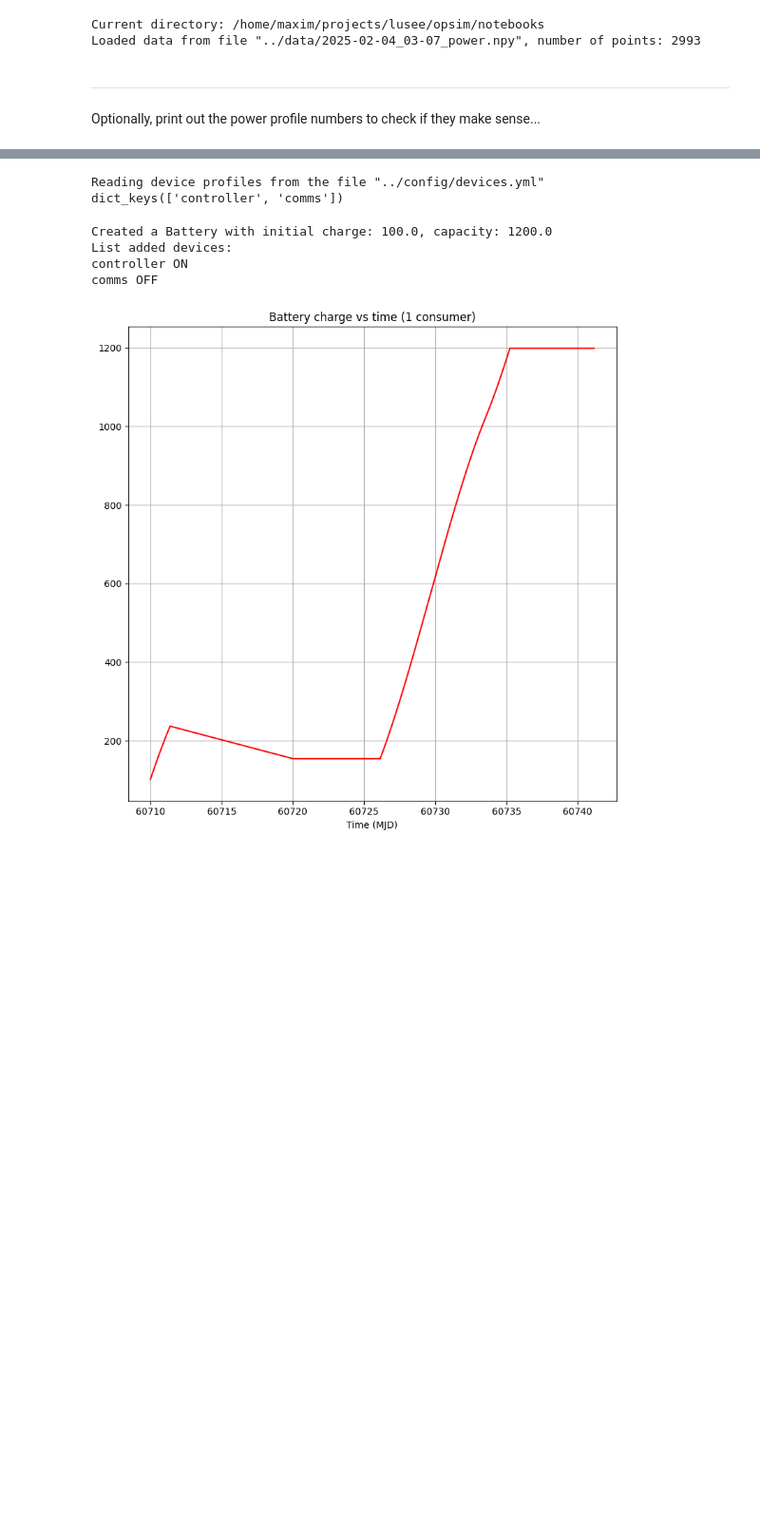
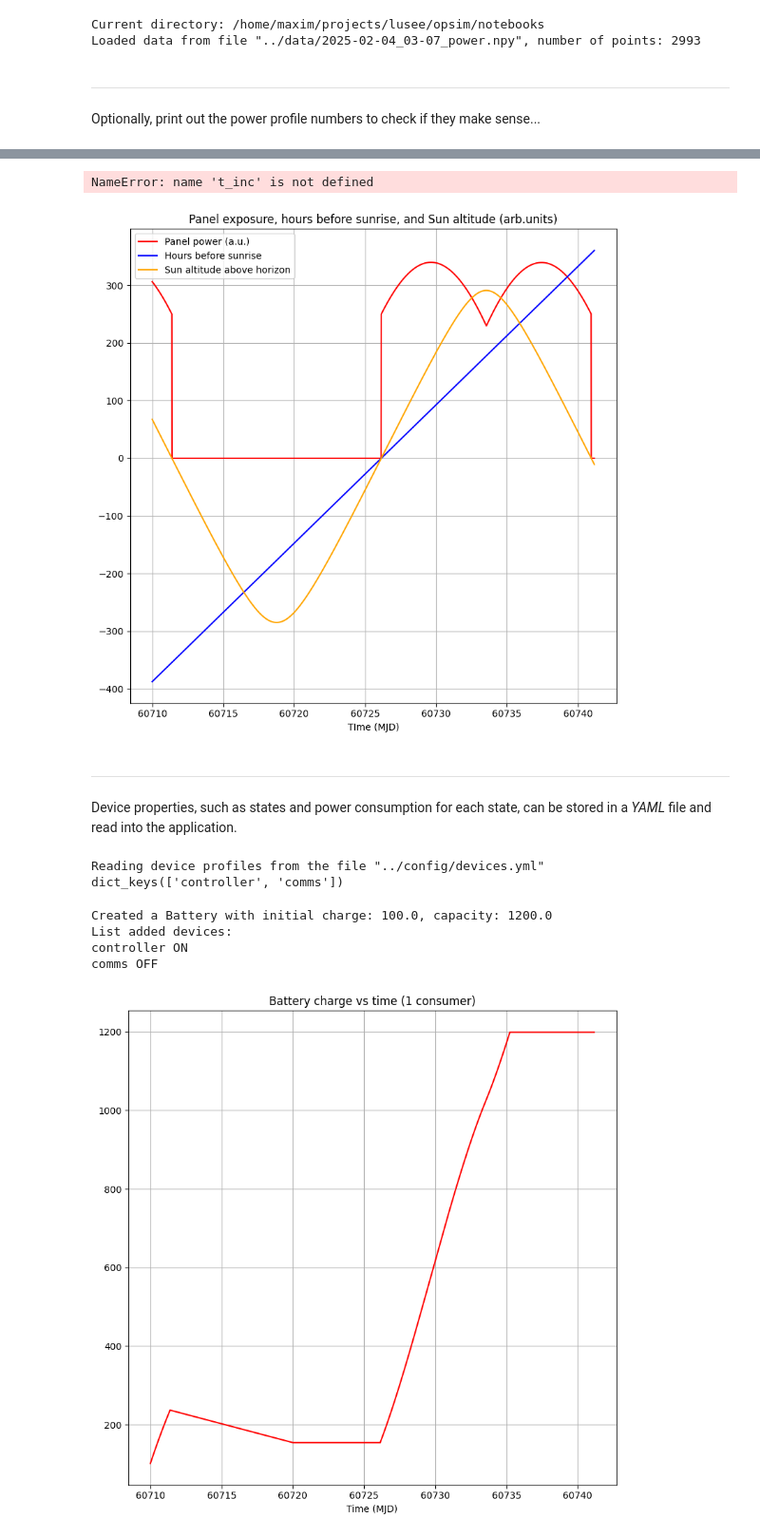
Before and after one commit to lusee-night/opsim, a Jupyter notebook: notebooks/sim.ipynb, the cells around one changed output, grey strips where cells are left out. Shown at 95% size. Cells and saved outputs as stored; diff of their text form; code cells hidden in the pictures; blank space fills up the shorter version.

Commit message:
Updated the sim notebook, read the temp file, added 2 constants to nav

```diff
--- a/notebooks/sim.ipynb
+++ b/notebooks/sim.ipynb
@@ -97,22 +89,38 @@ Will attempt to access 2993 points [1.22536043 1.22404068 1.22271498 ... 0.
+# %%
+temp_data = np.loadtxt("../reference/lunarTemperature30degDiviner.txt", delimiter=',')
+
+time_hrs=(temp_data[:,0]-6)/24*hrs_per_lunar_day
+
+temp=temp_data[:,1]
+
+print(f'''Data array: {temp_data.size}, hours per lunar day: {hrs_per_lunar_day}, t_inc: {t_inc}''')
+# %% [output]
+NameError: name 't_inc' is not defined
 # %%
 
 plt.rcParams["figure.figsize"] = [8., 8.]
 # plt.rcParams["figure.autolayout"] = True
 
 ax=plt.subplot()
 
 ax.plot(mySun.mjd, Panel.profile*250., color="red",    label="Panel power (a.u.)")
 ax.set_xlabel('TIme (MJD)')
 ax.plot(mySun.mjd, hrs, color="blue",    label="Hours before sunrise")
-ax.plot(mySun.mjd, mySun.alt*250, color="yellow",  label="Altitude above horizon")
+ax.plot(mySun.mjd, mySun.alt*250, color="orange",  label="Sun altitude above horizon")
 
 
 # --- plt.xlim(-100,400)
 plt.grid(True)
-plt.title("Power, hours before sunrise, and altitude")
+plt.title("Panel exposure, hours before sunrise, and Sun altitude (arb.units)")
 plt.legend()
 
 plt.show()
+# %% [output]
+[figure, added]
+# %% [markdown]
+---
+
+Device properties, such as states and power consumption for each state, can be stored in a _YAML_ file and read into the application.
 # %%
 # Read device configuration
 import yaml
```
Also changed, not shown: parts of 3 cells of this notebook, 2 other files.
